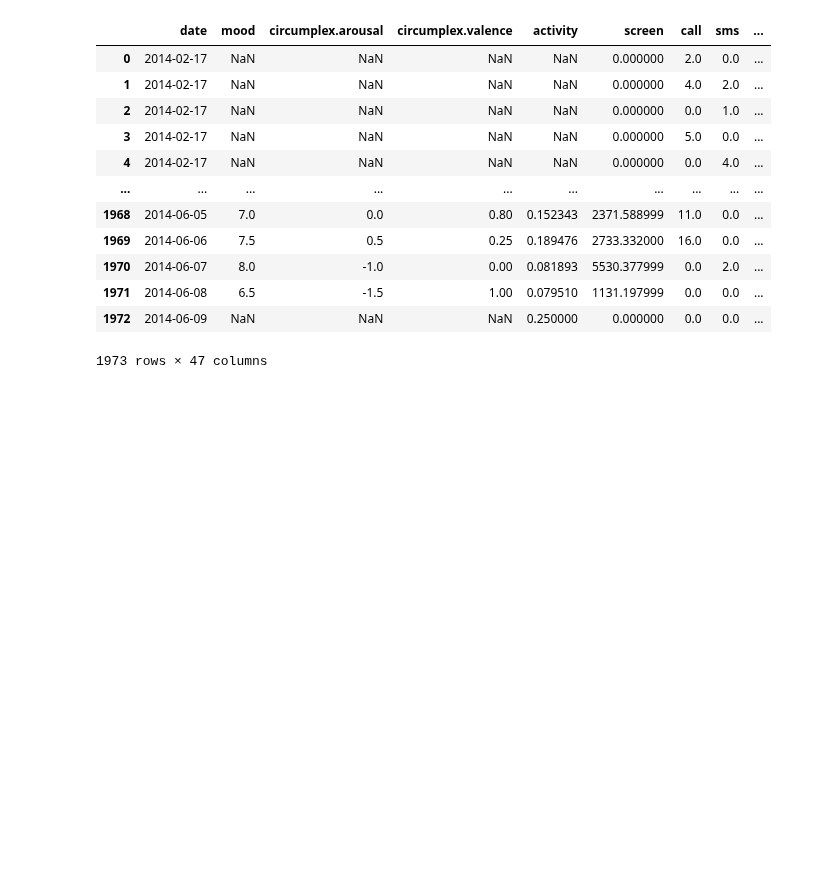
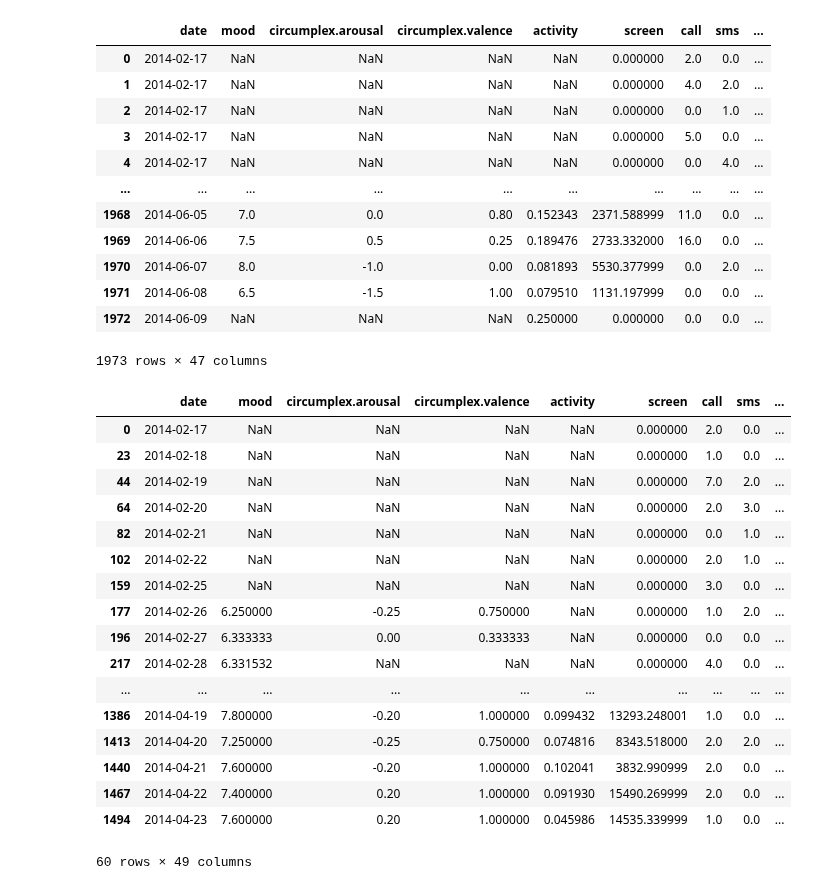
Before and after one commit to QST23/course_dmt, a Jupyter notebook: ass1/Data_cleaning_noah.ipynb, the cells around one changed output. Drawn from its saved outputs; the diff is of its cells as text; code cells hidden in the pictures; blank space fills up the shorter version.

```diff
--- a/ass1/Data_cleaning_noah.ipynb
+++ b/ass1/Data_cleaning_noah.ipynb
@@ -49,3 +49,43 @@ df
 | 1971 | 2014-06-08 | 6.5 | -1.5 | 1.00 | 0.079510 | 1131.197999 | 0.0 | 0.0 | ... |
 | 1972 | 2014-06-09 | NaN | NaN | NaN | 0.250000 | 0.000000 | 0.0 | 0.0 | ... |
 1973 rows × 47 columns
+# %%
+#df['MA'] = df['mood'].ewm(span=10).mean()
+
+def MA_on_missing_values(dataframe, column, n):
+    '''
+    Performs moving averages on a column and creates new column where NaN values are substituted
+    '''
+    dataframe['MA'] = dataframe[column].ewm(span=n).mean()
+
+    for index, row in dataframe.iterrows():
+        if pd.isna(row[column]):
+            df.loc[index, column] = row['MA']
+
+    return dataframe
+
+selected_df = MA_on_missing_values(df, 'mood', 10)
+
+
+# Select rows where column 'B' has the value 1
+selected_df = df[df['AS14.01'] == 1]
+selected_df.head(60)
+# %% [output]
+|  | date | mood | circumplex.arousal | circumplex.valence | activity | screen | call | sms | ... |
+| 0 | 2014-02-17 | NaN | NaN | NaN | NaN | 0.000000 | 2.0 | 0.0 | ... |
+| 23 | 2014-02-18 | NaN | NaN | NaN | NaN | 0.000000 | 1.0 | 0.0 | ... |
+| 44 | 2014-02-19 | NaN | NaN | NaN | NaN | 0.000000 | 7.0 | 2.0 | ... |
+| 64 | 2014-02-20 | NaN | NaN | NaN | NaN | 0.000000 | 2.0 | 3.0 | ... |
+| 82 | 2014-02-21 | NaN | NaN | NaN | NaN | 0.000000 | 0.0 | 1.0 | ... |
+| 102 | 2014-02-22 | NaN | NaN | NaN | NaN | 0.000000 | 2.0 | 1.0 | ... |
+| 159 | 2014-02-25 | NaN | NaN | NaN | NaN | 0.000000 | 3.0 | 0.0 | ... |
+| 177 | 2014-02-26 | 6.250000 | -0.25 | 0.750000 | NaN | 0.000000 | 1.0 | 2.0 | ... |
+| 196 | 2014-02-27 | 6.333333 | 0.00 | 0.333333 | NaN | 0.000000 | 0.0 | 0.0 | ... |
+| 217 | 2014-02-28 | 6.331532 | NaN | NaN | NaN | 0.000000 | 4.0 | 0.0 | ... |
+| ... | ... | ... | ... | ... | ... | ... | ... | ... | ... |
+| 1386 | 2014-04-19 | 7.800000 | -0.20 | 1.000000 | 0.099432 | 13293.248001 | 1.0 | 0.0 | ... |
+| 1413 | 2014-04-20 | 7.250000 | -0.25 | 0.750000 | 0.074816 | 8343.518000 | 2.0 | 2.0 | ... |
+| 1440 | 2014-04-21 | 7.600000 | -0.20 | 1.000000 | 0.102041 | 3832.990999 | 2.0 | 0.0 | ... |
+| 1467 | 2014-04-22 | 7.400000 | 0.20 | 1.000000 | 0.091930 | 15490.269999 | 2.0 | 0.0 | ... |
+| 1494 | 2014-04-23 | 7.600000 | 0.20 | 1.000000 | 0.045986 | 14535.339999 | 1.0 | 0.0 | ... |
+60 rows × 49 columns
```
Also changed, not shown: parts of 1 cell of this notebook, 1 other file.
